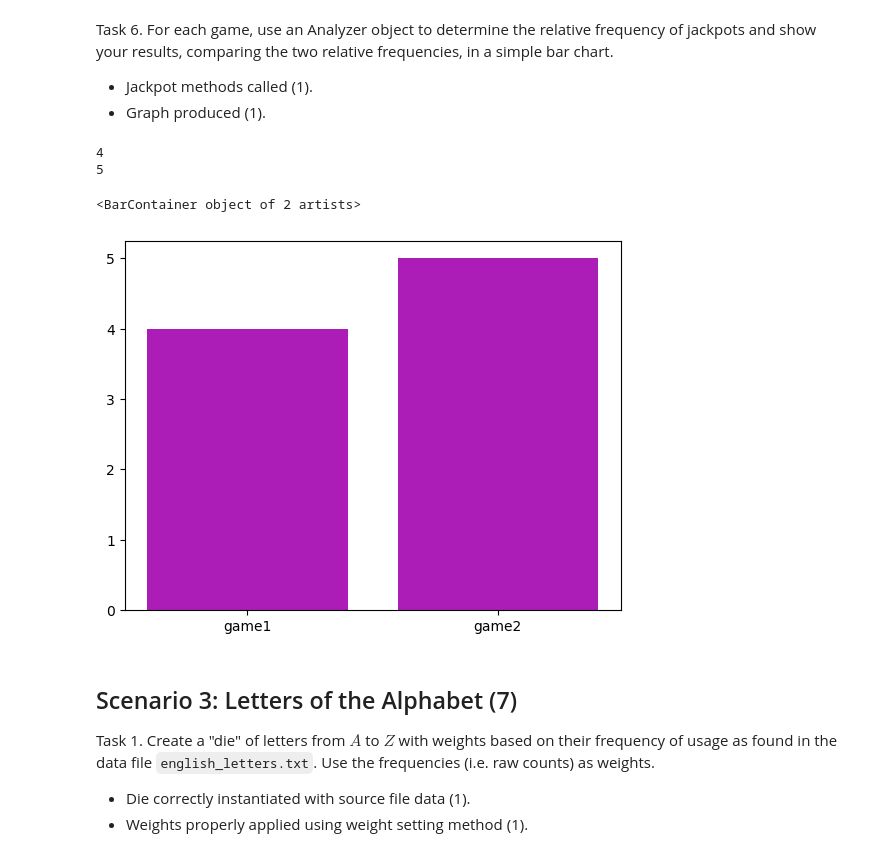
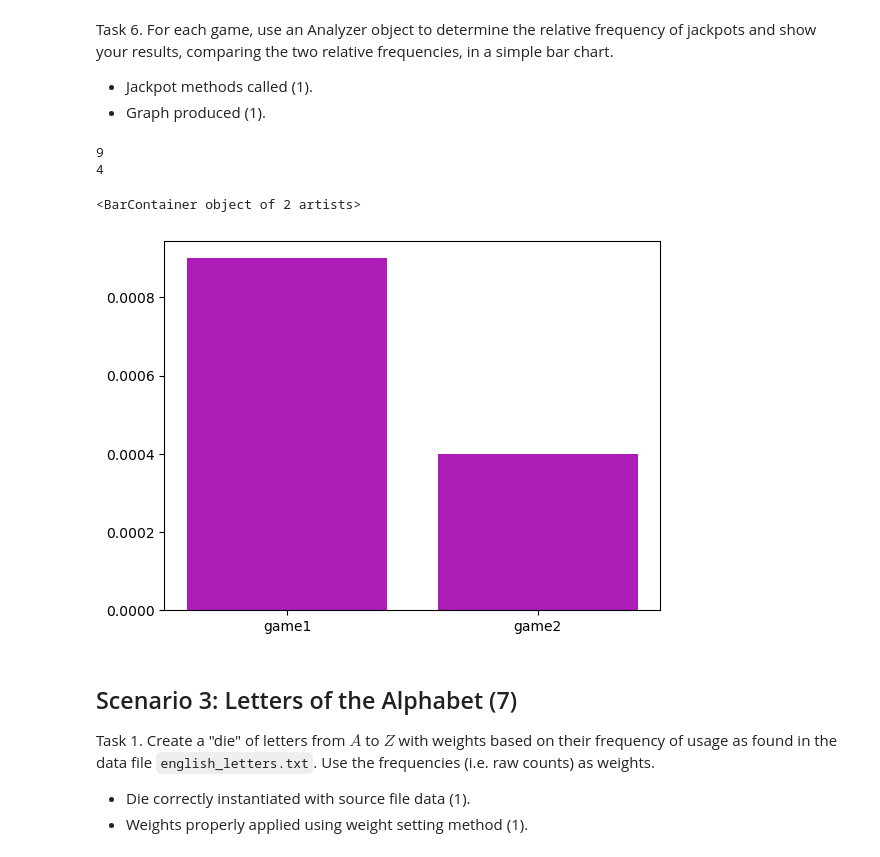
Before and after one commit to Jonathan-swap/ds5100-finalproject-js7jx, a Jupyter notebook: DS51200_FinalProjectTemplate.ipynb, the cells around one changed output. Cells and saved outputs as stored; diff of their text form; code cells hidden in the pictures.

```diff
--- a/DS51200_FinalProjectTemplate.ipynb
+++ b/DS51200_FinalProjectTemplate.ipynb
@@ -632,21 +632,21 @@ Task 6. For each game, use an Analyzer object to determine the relative frequenc
 # %%
 analyzer1 = Analyzer(game1)
 analyzer2 = Analyzer(game2)
 
 
 
 analyzer1value = analyzer1.jackpot()
 analyzer2value = analyzer2.jackpot()
 print(analyzer1value)
 print(analyzer2value)
-relativefrequencies = [analyzer1value,analyzer2value]
+relativefrequencies = [analyzer1value/10000,analyzer2value/10000]
 labels = ['game1','game2']
 plt.bar(labels,relativefrequencies,color = 'xkcd:barney')
 # %% [output]
+9
 4
-5
 <BarContainer object of 2 artists>
-[figure, old version]
+[figure, new version]
 # %% [markdown]
 ## Scenario 3: Letters of the Alphabet (7)
 
```
Also changed, not shown: parts of 12 cells of this notebook.
